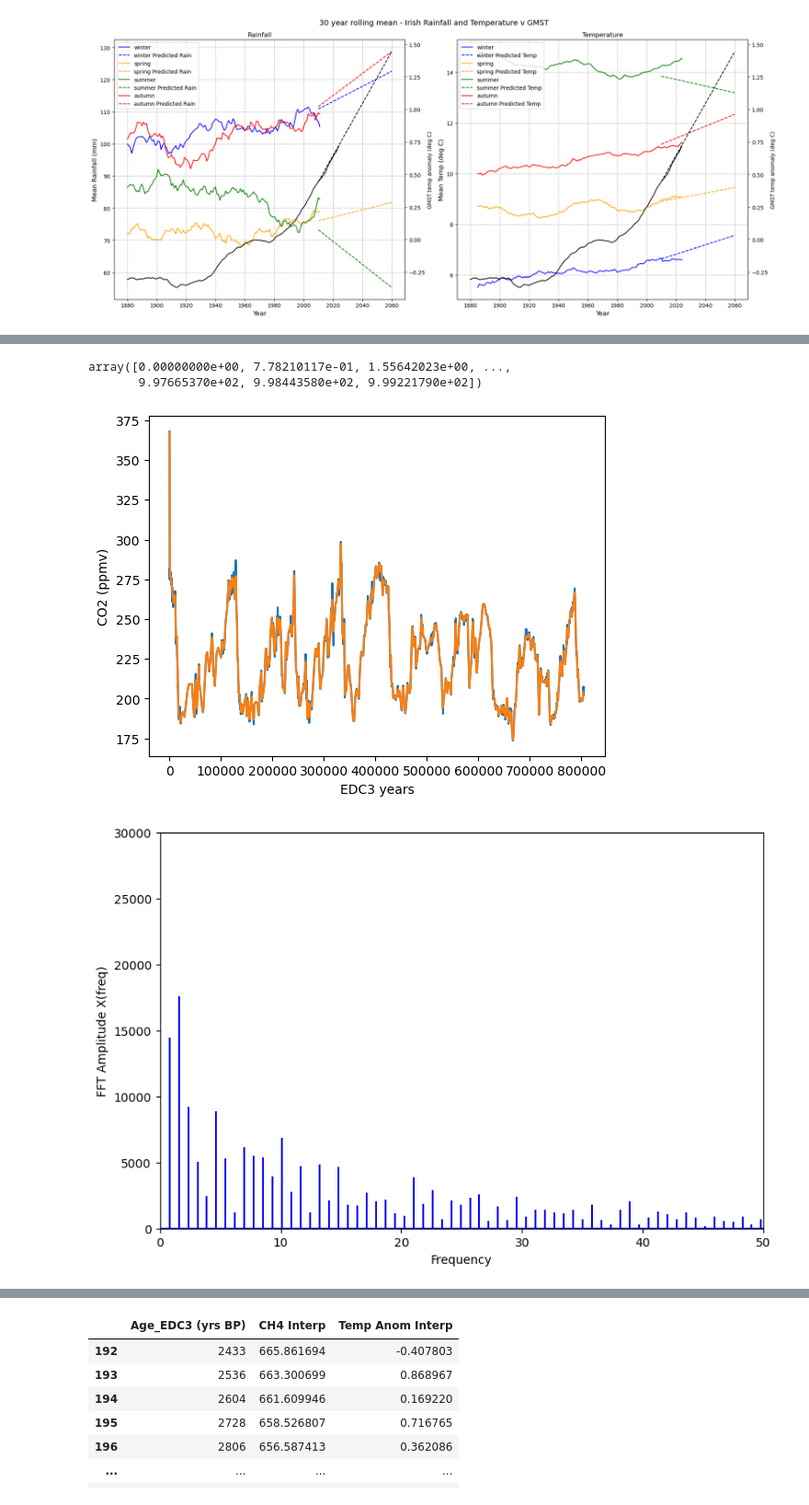
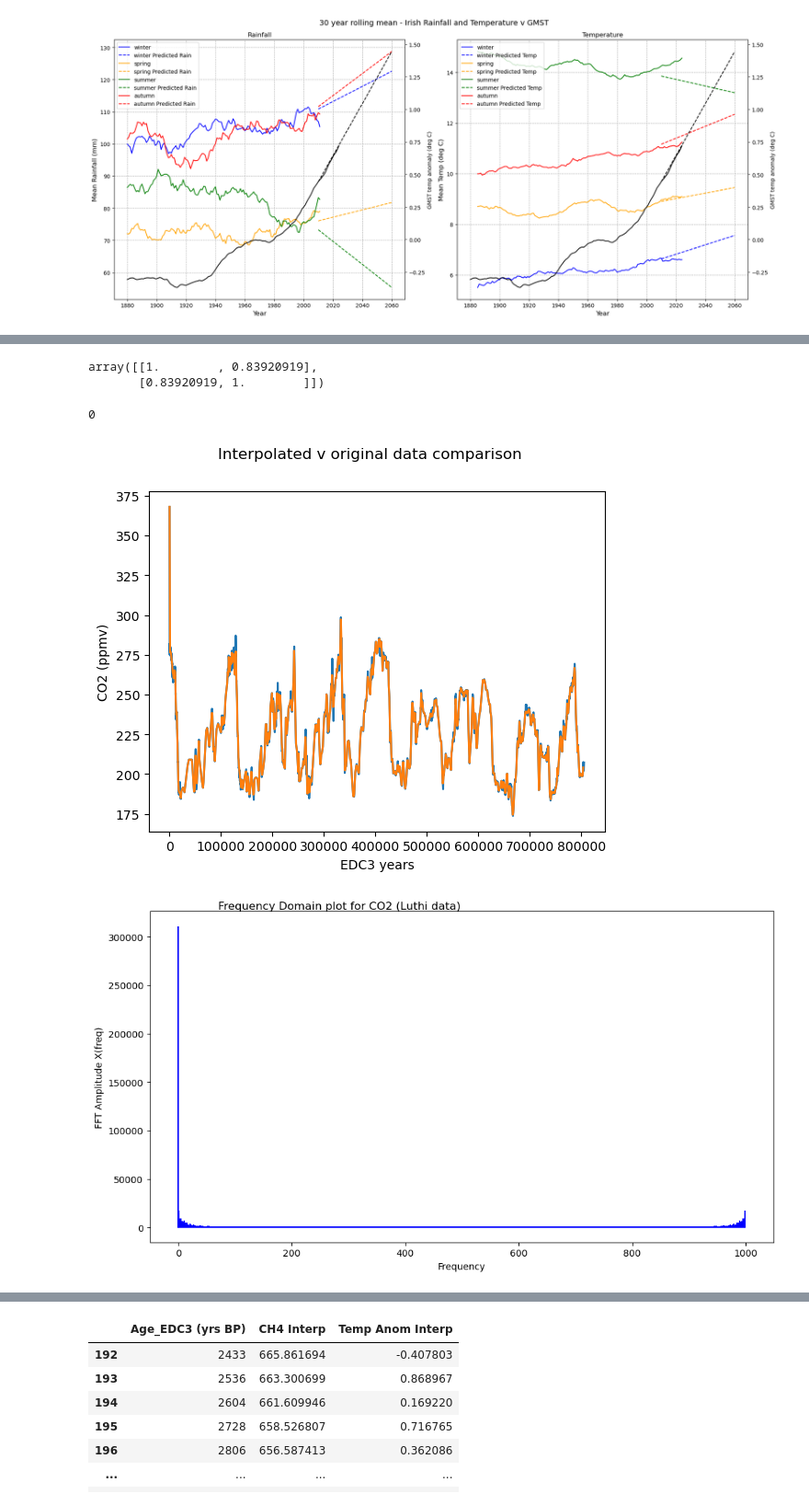
Before and after one commit to Eilis9/PfDA_Project2, a Jupyter notebook: analysis.ipynb, the cells around one changed output, grey strips where cells are left out. Shown at 92% size. Drawn from its saved outputs; the diff is of its cells as text; code cells hidden in the pictures.

```diff
--- a/analysis.ipynb
+++ b/analysis.ipynb
@@ -834,6 +828,23 @@ new_CH4 = np.interp(CO2_luthi_comp_plus['Age_EDC3 (yrs BP)'], CH4_comp['Age_EDC3
 
 # Concatenation of the CO2, temperature and CH4 data with common age/x-axis data
 temp_co2_ch4_analysis_df = pd.concat([CO2_luthi_comp_plus[['Age_EDC3 (yrs BP)', 'CO2 (ppmv)']], pd.DataFrame(new_temp, columns=['Temp Anom Interp']), pd.DataFrame(new_CH4, columns=['CH4 Interp'])], axis=1)
+
+# Perform signal correlation between CH4 and CO2 measurements (truncate for years where there is no CH4 data)
+temp_co2_ch4_analysis_df.dropna(inplace=True)
+temp_co2_ch4_analysis_df = temp_co2_ch4_analysis_df[temp_co2_ch4_analysis_df['Age_EDC3 (yrs BP)']<417000].copy()
+temp_co2_ch4_analysis_df['CO2 (ppmv)'] = pd.to_numeric(temp_co2_ch4_analysis_df['CO2 (ppmv)'])
+
+ch4_co2_corr = np.corrcoef(temp_co2_ch4_analysis_df['CO2 (ppmv)'], temp_co2_ch4_analysis_df['CH4 Interp'])
+ch4_co2_corr
+# %% [output]
+array([[1.        , 0.83920919],
+       [0.83920919, 1.        ]])
+# %%
+ch4_co2_lag = signal_lag(temp_co2_ch4_analysis_df['CO2 (ppmv)'], temp_co2_ch4_analysis_df['CH4 Interp'])
+ch4_co2_lag
+# Cross correlation is maximised at current signal time separation
+# %% [output]
+0
 # %%
 CO2_analysis = pd.DataFrame()
 CO2_analysis = CO2_luthi_comp_plus[['Age_EDC3 (yrs BP)', 'CO2 (ppmv)']]
@@ -845,42 +856,40 @@ CO2_analysis
 x = CO2_analysis['Age_EDC3 (yrs BP)_pos'].to_numpy()
 y = CO2_analysis['CO2 (ppmv)'].to_numpy()
 sr = 1000
 # Interpolate the signal to get equal intervals
 f = interpolate.interp1d(x,y)
 xnew = np.arange(x.min(), 805000, sr)
 ynew = f(xnew)
 
 # plot to visualise interpolated and original signal
 plt.plot(x,y, label = 'original')
 plt.plot(xnew,ynew, label='interpolated')
+plt.suptitle("Interpolated v original data comparison")
 plt.xlabel("EDC3 years")
 plt.ylabel("CO2 (ppmv)")
 
 test_df = pd.DataFrame()
 test_df['xnew'] = xnew
 test_df['ynew'] = ynew
 
 # FFT as per [20]
 Y = fft(y)
 N= len(Y)
 n = np.arange(N)
 T=N/sr
 freq = n/T
 fig = plt.figure(figsize = (20, 6))
+fig.suptitle("Frequency Domain plot for CO2 (Luthi data)", horizontalalignment='left', x=0.1, y=.95)
 ax = plt.subplot(121)
 ax.stem(freq, np.abs(Y), 'b', markerfmt=" ", basefmt="-b")
-ax.set_xlim(xmin=0.0, xmax=50)
-ax.set_ylim(ymin=0.0, ymax=30000)
+#ax.set_xlim(xmin=0.0, xmax=50)
+#ax.set_ylim(ymin=0.0, ymax=30000)
 ax.set_xlabel('Frequency')
 ax.set_ylabel('FFT Amplitude X(freq)')
-
-np.abs(Y)
-freq
+fig.tight_layout()
 # %% [output]
-array([0.00000000e+00, 7.78210117e-01, 1.55642023e+00, ...,
-       9.97665370e+02, 9.98443580e+02, 9.99221790e+02])
-[figure, old version]
+[figure, new version]
-[figure, old version]
+[figure, new version]
 # %%
 # Do the regression as per [21]
 # remove nans before attempting regression
```
Also changed, not shown: parts of 24 cells of this notebook.
